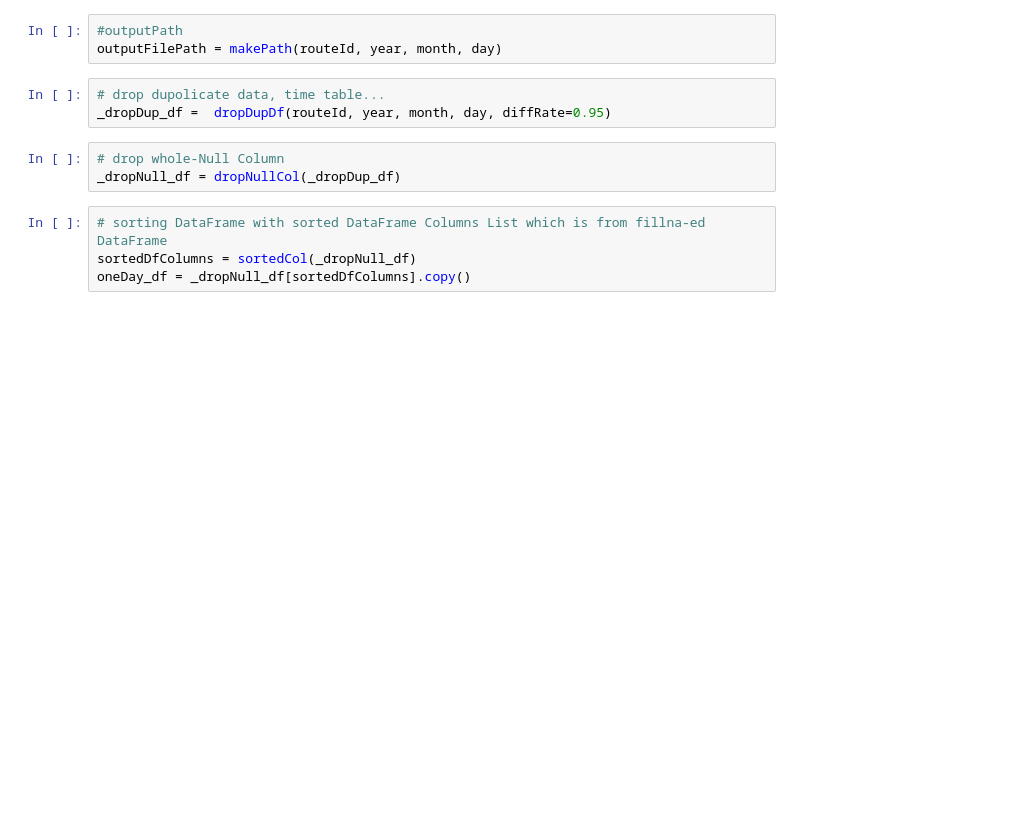
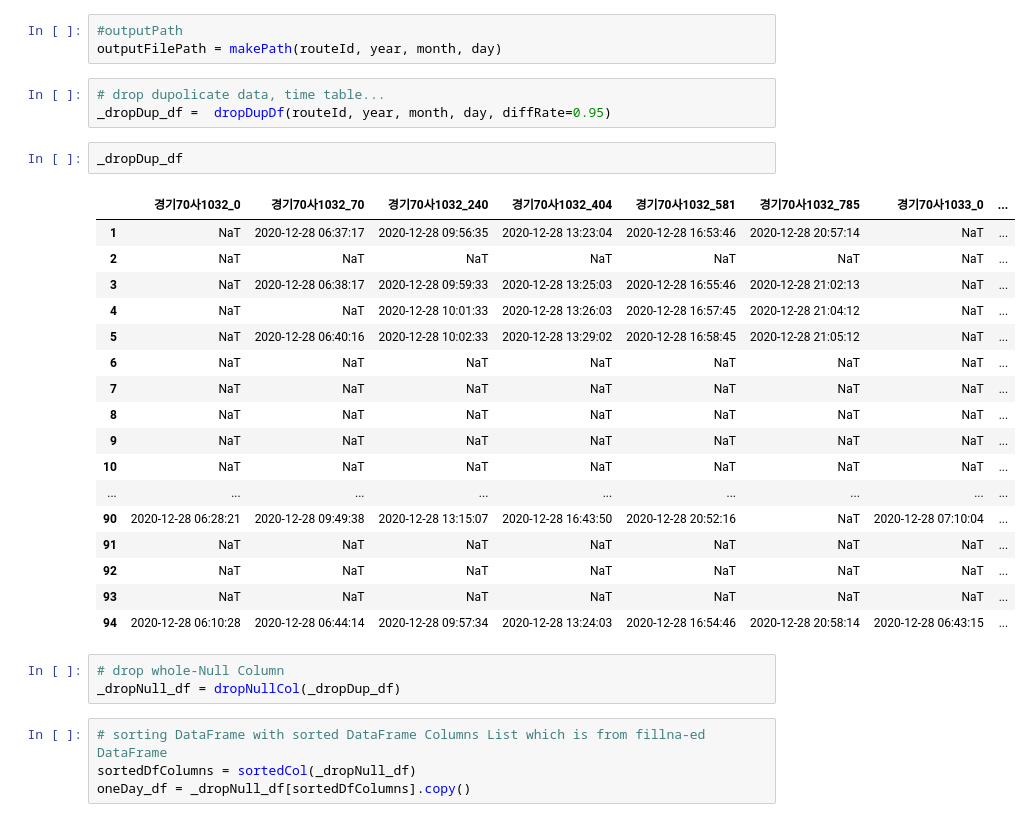
Before and after one commit to jongphago/Data-Structure-Project, a Jupyter notebook: BTTA_MakeTimeTable.ipynb, the cells around one changed output. Drawn from its saved outputs; the diff is of its cells as text; blank space fills up the shorter version.

```diff
--- a/BTTA_MakeTimeTable.ipynb
+++ b/BTTA_MakeTimeTable.ipynb
@@ -381,6 +388,26 @@ outputFilePath = makePath(routeId, year, month, day)
 # %%
 # drop dupolicate data, time table...
 _dropDup_df =  dropDupDf(routeId, year, month, day, diffRate=0.95)
+# %%
+_dropDup_df
+# %% [output]
+|  | 경기70사1032_0 | 경기70사1032_70 | 경기70사1032_240 | 경기70사1032_404 | 경기70사1032_581 | 경기70사1032_785 | 경기70사1033_0 | ... |
+| 1 | NaT | 2020-12-28 06:37:17 | 2020-12-28 09:56:35 | 2020-12-28 13:23:04 | 2020-12-28 16:53:46 | 2020-12-28 20:57:14 | NaT | ... |
+| 2 | NaT | NaT | NaT | NaT | NaT | NaT | NaT | ... |
+| 3 | NaT | 2020-12-28 06:38:17 | 2020-12-28 09:59:33 | 2020-12-28 13:25:03 | 2020-12-28 16:55:46 | 2020-12-28 21:02:13 | NaT | ... |
+| 4 | NaT | NaT | 2020-12-28 10:01:33 | 2020-12-28 13:26:03 | 2020-12-28 16:57:45 | 2020-12-28 21:04:12 | NaT | ... |
+| 5 | NaT | 2020-12-28 06:40:16 | 2020-12-28 10:02:33 | 2020-12-28 13:29:02 | 2020-12-28 16:58:45 | 2020-12-28 21:05:12 | NaT | ... |
+| 6 | NaT | NaT | NaT | NaT | NaT | NaT | NaT | ... |
+| 7 | NaT | NaT | NaT | NaT | NaT | NaT | NaT | ... |
+| 8 | NaT | NaT | NaT | NaT | NaT | NaT | NaT | ... |
+| 9 | NaT | NaT | NaT | NaT | NaT | NaT | NaT | ... |
+| 10 | NaT | NaT | NaT | NaT | NaT | NaT | NaT | ... |
+| ... | ... | ... | ... | ... | ... | ... | ... | ... |
+| 90 | 2020-12-28 06:28:21 | 2020-12-28 09:49:38 | 2020-12-28 13:15:07 | 2020-12-28 16:43:50 | 2020-12-28 20:52:16 | NaT | 2020-12-28 07:10:04 | ... |
+| 91 | NaT | NaT | NaT | NaT | NaT | NaT | NaT | ... |
+| 92 | NaT | NaT | NaT | NaT | NaT | NaT | NaT | ... |
+| 93 | NaT | NaT | NaT | NaT | NaT | NaT | NaT | ... |
+| 94 | 2020-12-28 06:10:28 | 2020-12-28 06:44:14 | 2020-12-28 09:57:34 | 2020-12-28 13:24:03 | 2020-12-28 16:54:46 | 2020-12-28 20:58:14 | 2020-12-28 06:43:15 | ... |
 # %%
 # drop whole-Null Column
 _dropNull_df = dropNullCol(_dropDup_df)
```
Also changed, not shown: parts of 10 cells of this notebook, 1 other file.
